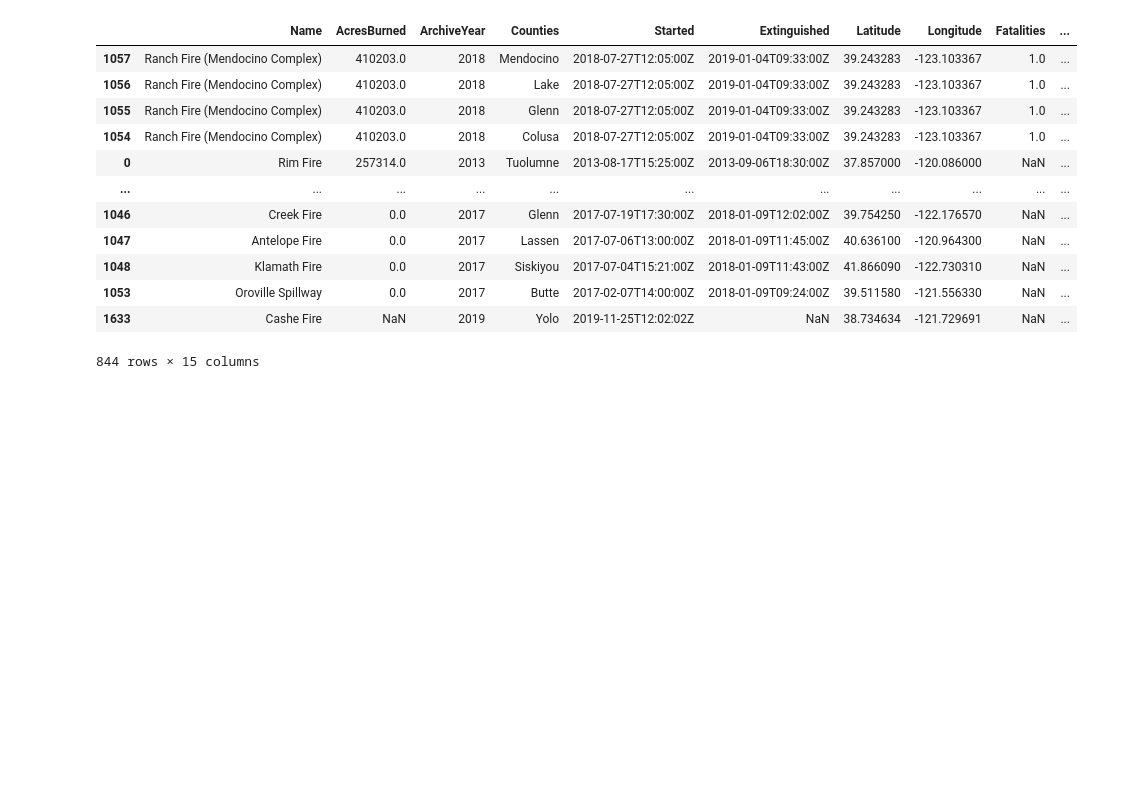
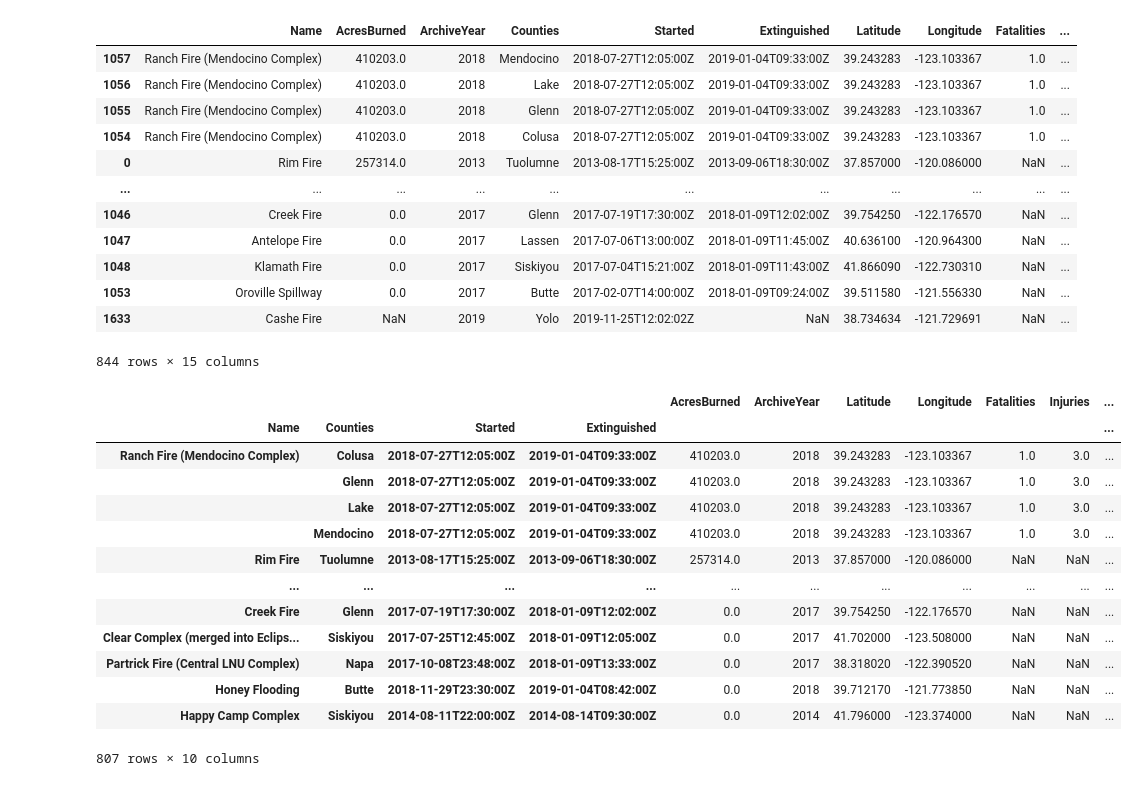
Before and after one commit to mattuzi17/The-Flight-From-Rural-Communities, a Jupyter notebook: Nathan.ipynb, the cells around one changed output. Drawn from its saved outputs; the diff is of its cells as text; code cells hidden in the pictures; blank space fills up the shorter version.

```diff
--- a/Nathan.ipynb
+++ b/Nathan.ipynb
@@ -57,3 +64,22 @@ Nfire.sort_values(by ='AcresBurned',ascending = False)
 | 1053 | Oroville Spillway | 0.0 | 2017 | Butte | 2017-02-07T14:00:00Z | 2018-01-09T09:24:00Z | 39.511580 | -121.556330 | NaN | ... |
 | 1633 | Cashe Fire | NaN | 2019 | Yolo | 2019-11-25T12:02:02Z | NaN | 38.734634 | -121.729691 | NaN | ... |
 844 rows × 15 columns
+# %%
+grfire = Nfire.groupby(['Name','Counties','Started', "Extinguished"]).mean().sort_values(by ='AcresBurned',ascending = False)
+grfire.to_csv('../GroupedFire.csv')
+grfire
+# %% [output]
+|  |  |  |  | AcresBurned | ArchiveYear | Latitude | Longitude | Fatalities | Injuries | ... |
+| Name | Counties | Started | Extinguished |  |  |  |  |  |  | ... |
+| Ranch Fire (Mendocino Complex) | Colusa | 2018-07-27T12:05:00Z | 2019-01-04T09:33:00Z | 410203.0 | 2018 | 39.243283 | -123.103367 | 1.0 | 3.0 | ... |
+|  | Glenn | 2018-07-27T12:05:00Z | 2019-01-04T09:33:00Z | 410203.0 | 2018 | 39.243283 | -123.103367 | 1.0 | 3.0 | ... |
+|  | Lake | 2018-07-27T12:05:00Z | 2019-01-04T09:33:00Z | 410203.0 | 2018 | 39.243283 | -123.103367 | 1.0 | 3.0 | ... |
+|  | Mendocino | 2018-07-27T12:05:00Z | 2019-01-04T09:33:00Z | 410203.0 | 2018 | 39.243283 | -123.103367 | 1.0 | 3.0 | ... |
+| Rim Fire | Tuolumne | 2013-08-17T15:25:00Z | 2013-09-06T18:30:00Z | 257314.0 | 2013 | 37.857000 | -120.086000 | NaN | NaN | ... |
+| ... | ... | ... | ... | ... | ... | ... | ... | ... | ... | ... |
+| Creek Fire | Glenn | 2017-07-19T17:30:00Z | 2018-01-09T12:02:00Z | 0.0 | 2017 | 39.754250 | -122.176570 | NaN | NaN | ... |
+| Clear Complex (merged into Eclips... | Siskiyou | 2017-07-25T12:45:00Z | 2018-01-09T12:05:00Z | 0.0 | 2017 | 41.702000 | -123.508000 | NaN | NaN | ... |
+| Partrick Fire (Central LNU Complex) | Napa | 2017-10-08T23:48:00Z | 2018-01-09T13:33:00Z | 0.0 | 2017 | 38.318020 | -122.390520 | NaN | NaN | ... |
+| Honey Flooding | Butte | 2018-11-29T23:30:00Z | 2019-01-04T08:42:00Z | 0.0 | 2018 | 39.712170 | -121.773850 | NaN | NaN | ... |
+| Happy Camp Complex | Siskiyou | 2014-08-11T22:00:00Z | 2014-08-14T09:30:00Z | 0.0 | 2014 | 41.796000 | -123.374000 | NaN | NaN | ... |
+807 rows × 10 columns
```
Also changed, not shown: parts of 15 cells of this notebook.
